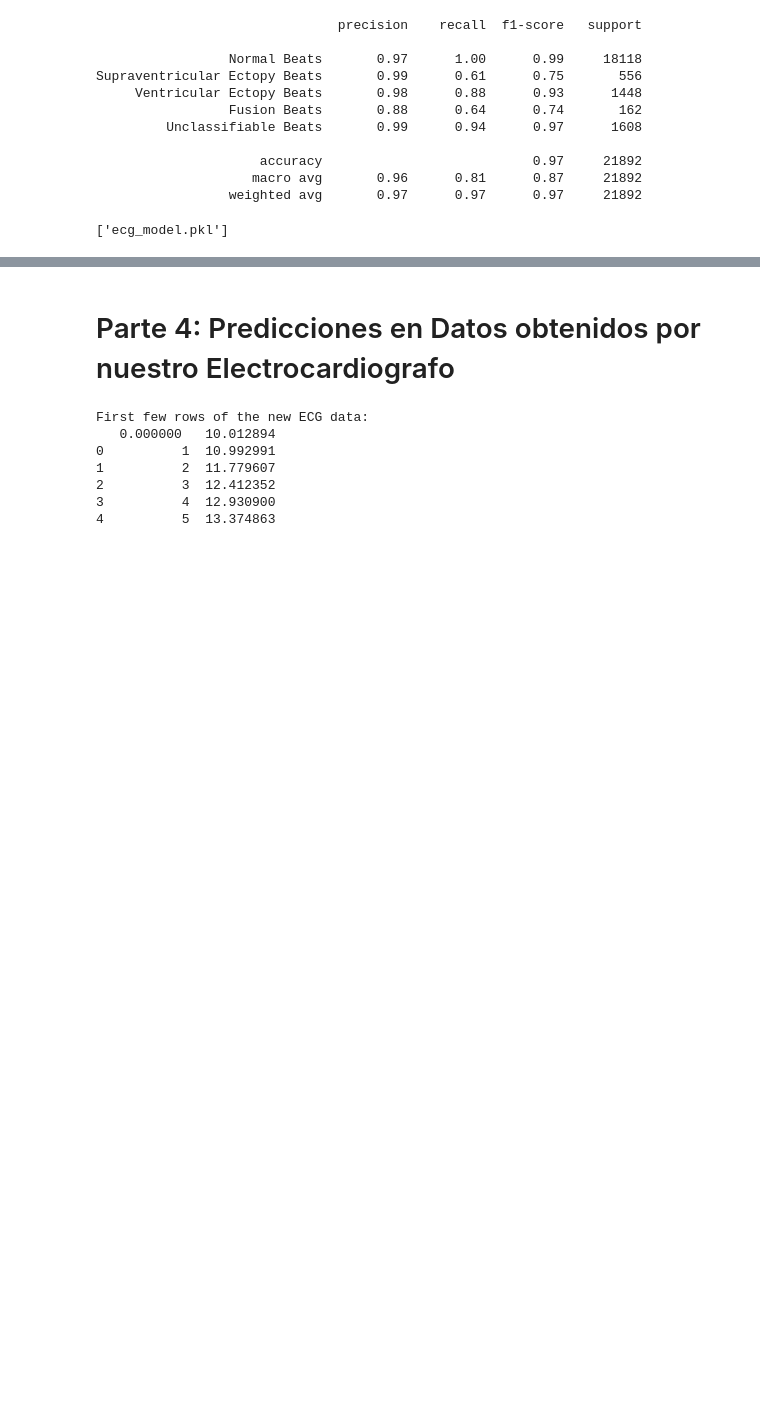
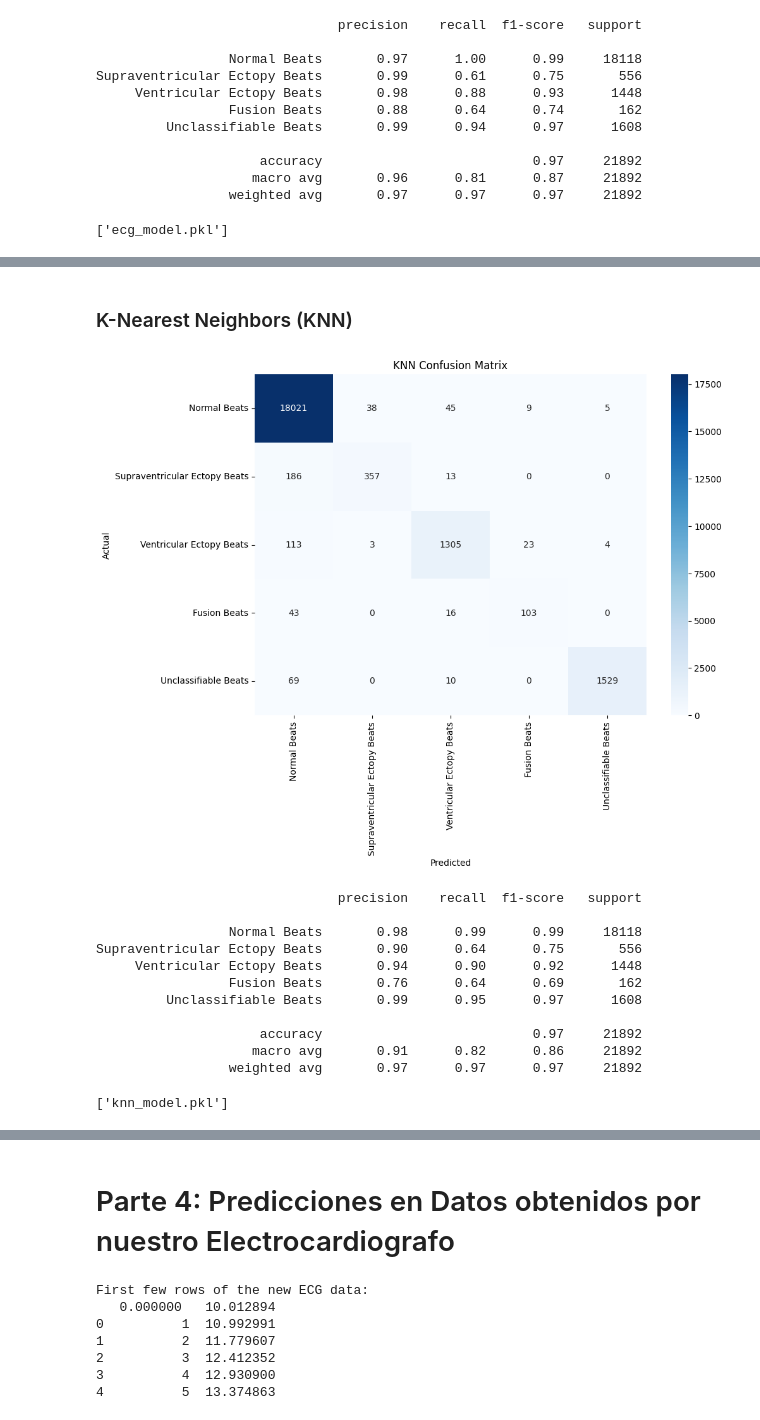
Before and after one commit to diegotrascasa/TFG_Diego_Trascasa_Garcia, a Jupyter notebook: AnalisisBueno.ipynb, the cells around one changed output, grey strips where cells are left out. Cells and saved outputs as stored; diff of their text form; code cells hidden in the pictures; blank space fills up the shorter version.

```diff
--- a/AnalisisBueno.ipynb
+++ b/AnalisisBueno.ipynb
@@ -143,0 +236,43 @@ Supraventricular Ectopy Beats       0.99      0.61      0.75       556
+# %% [markdown]
+### K-Nearest Neighbors (KNN)
+# %%
+from sklearn.neighbors import KNeighborsClassifier
+
+# Inicializar y entrenar el clasificador KNN
+knn_model = KNeighborsClassifier(n_neighbors=5)
+knn_model.fit(X_train, y_train)
+
+# Predecir los resultados del conjunto de prueba
+knn_y_pred = knn_model.predict(X_test)
+
+# Generar la matriz de confusión
+knn_cm = confusion_matrix(y_test, knn_y_pred)
+
+# Graficar la matriz de confusión
+plt.figure(figsize=(10, 7))
+sns.heatmap(knn_cm, annot=True, fmt='d', cmap='Blues', xticklabels=labels, yticklabels=labels)
+plt.xlabel('Predicted')
+plt.ylabel('Actual')
+plt.title('KNN Confusion Matrix')
+plt.show()
+
+# Imprimir el reporte de clasificación
+knn_report = classification_report(y_test, knn_y_pred, target_names=labels)
+print(knn_report)
+
+# Guardar el modelo en un archivo
+joblib.dump(knn_model, 'knn_model.pkl')
+# %% [output]
+[figure, added]
+                               precision    recall  f1-score   support
+
+                 Normal Beats       0.98      0.99      0.99     18118
+Supraventricular Ectopy Beats       0.90      0.64      0.75       556
+     Ventricular Ectopy Beats       0.94      0.90      0.92      1448
+                 Fusion Beats       0.76      0.64      0.69       162
+         Unclassifiable Beats       0.99      0.95      0.97      1608
+
+                     accuracy                           0.97     21892
+                    macro avg       0.91      0.82      0.86     21892
+                 weighted avg       0.97      0.97      0.97     21892
+['knn_model.pkl']
```
Also changed, not shown: parts of 11 cells of this notebook.
